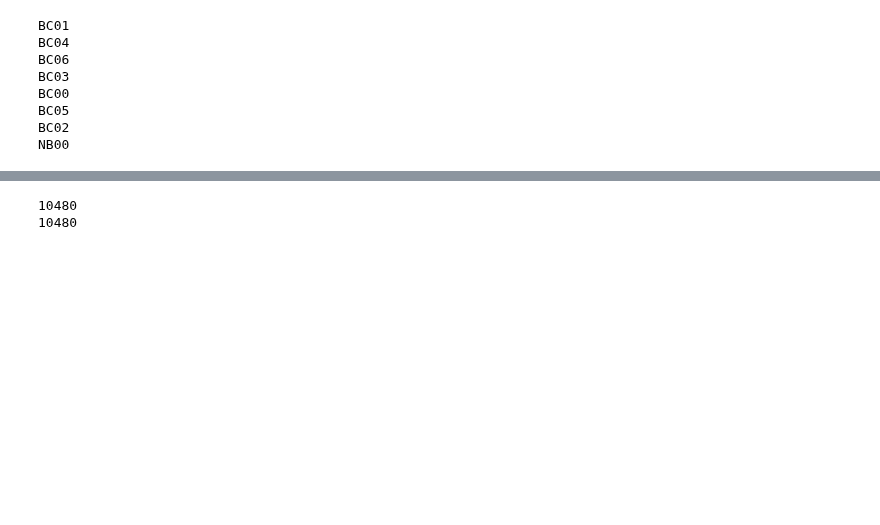
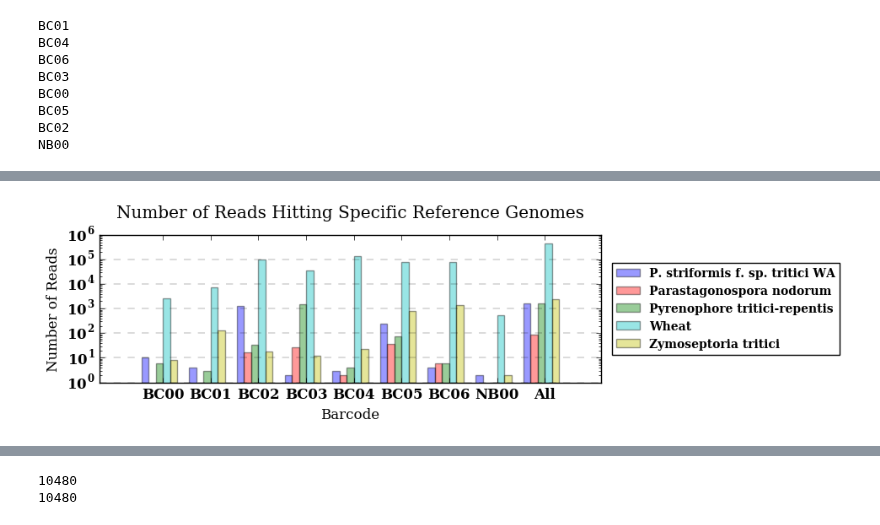
Before and after one commit to BenjaminSchwessinger/Gamran, a Jupyter notebook: MinIon_analysis_12122016_Wagga_initial-Copy1.ipynb, the cells around one changed output, grey strips where cells are left out. Cells and saved outputs as stored; diff of their text form; code cells hidden in the pictures; blank space fills up the shorter version.

```diff
--- a/MinIon_analysis_12122016_Wagga_initial-Copy1.ipynb
+++ b/MinIon_analysis_12122016_Wagga_initial-Copy1.ipynb
@@ -423,3 +402,6 @@ joint_blast_pivot_table
 | BC06 | 4.0 | 6.0 | 6.0 | 81409.0 | 1345.0 | ... |
 | NB00 | 2.0 | 0.0 | 1.0 | 550.0 | 2.0 | ... |
 | All | 1578.0 | 89.0 | 1701.0 | 445853.0 | 2347.0 | ... |
+# %%
+#Removes the 'all' column (for graphing purposes)
+joint_blast_pivot_table_noall = joint_blast_pivot_table.drop('All', axis=1)
@@ -426,3 +419,62 @@ joint_blast_pivot_table
+# %%
+#
+n_groups = len(joint_blast_pivot_table_noall.index.values)
+
+n_pst = tuple(joint_blast_pivot_table_noall['P. striformis f. sp. tritici WA'])
+n_para = tuple(joint_blast_pivot_table_noall['Parastagonospora nodorum'])
+n_pyre = tuple(joint_blast_pivot_table_noall['Pyrenophore tritici-repentis'])
+n_wheat = tuple(joint_blast_pivot_table_noall['Wheat'])
+n_zymo = tuple(joint_blast_pivot_table_noall['Zymoseptoria tritici'])
+
+fig, ax = plt.subplots(figsize=(7,3))
+
+index = np.arange(n_groups)
+bar_width = 0.15
+opacity = 0.4
+
+rects1 = plt.bar(index - bar_width*2, n_pst, bar_width,
+                 alpha=opacity,
+                 log=True,
+                 color='b',
+                 label='P. striformis f. sp. tritici WA')
+
+rects2 = plt.bar(index - bar_width, n_para, bar_width,
+                 alpha=opacity,
+                 log=True,
+                 color='r',
+                 label='Parastagonospora nodorum')
+
+rects3 = plt.bar(index, n_pyre, bar_width,
+                 alpha=opacity,
+                 log=True,
+                 color='g',
+                 label='Pyrenophore tritici-repentis')
+
+rects4 = plt.bar(index + bar_width, n_wheat, bar_width,
+                 alpha=opacity,
+                 log=True,
+                 color='c',
+                 label='Wheat')
+
+rects5 = plt.bar(index + bar_width*2, n_zymo, bar_width,
+                 alpha=opacity,
+                 log=True,
+                 color='y',
+                 label='Zymoseptoria tritici')
+
+plt.xlabel('Barcode')
+plt.ylabel('Number of Reads')
+plt.title('Number of Reads Hitting Specific Reference Genomes', y=1.08)
+plt.xticks(index + bar_width, tuple(joint_blast_pivot_table_noall.index.values))
+plt.legend(loc='center left', bbox_to_anchor=(1.01, 0.5), fontsize=10)
+plt.grid(b=None, which='major', axis='y', linestyle='dashed', linewidth=0.2)
+plt.margins(x=0.1)
+plt.tight_layout()
+plt.show()
+
+# Set y axis to decimals somehow?
+# %% [output]
+[figure, added]
 # %%
 #Summary table from all blast dataframes: species % per barcode
 joint_blast_pivot_table_pc = joint_blast_pivot_table.copy()
```
Also changed, not shown: parts of 5 cells of this notebook.
